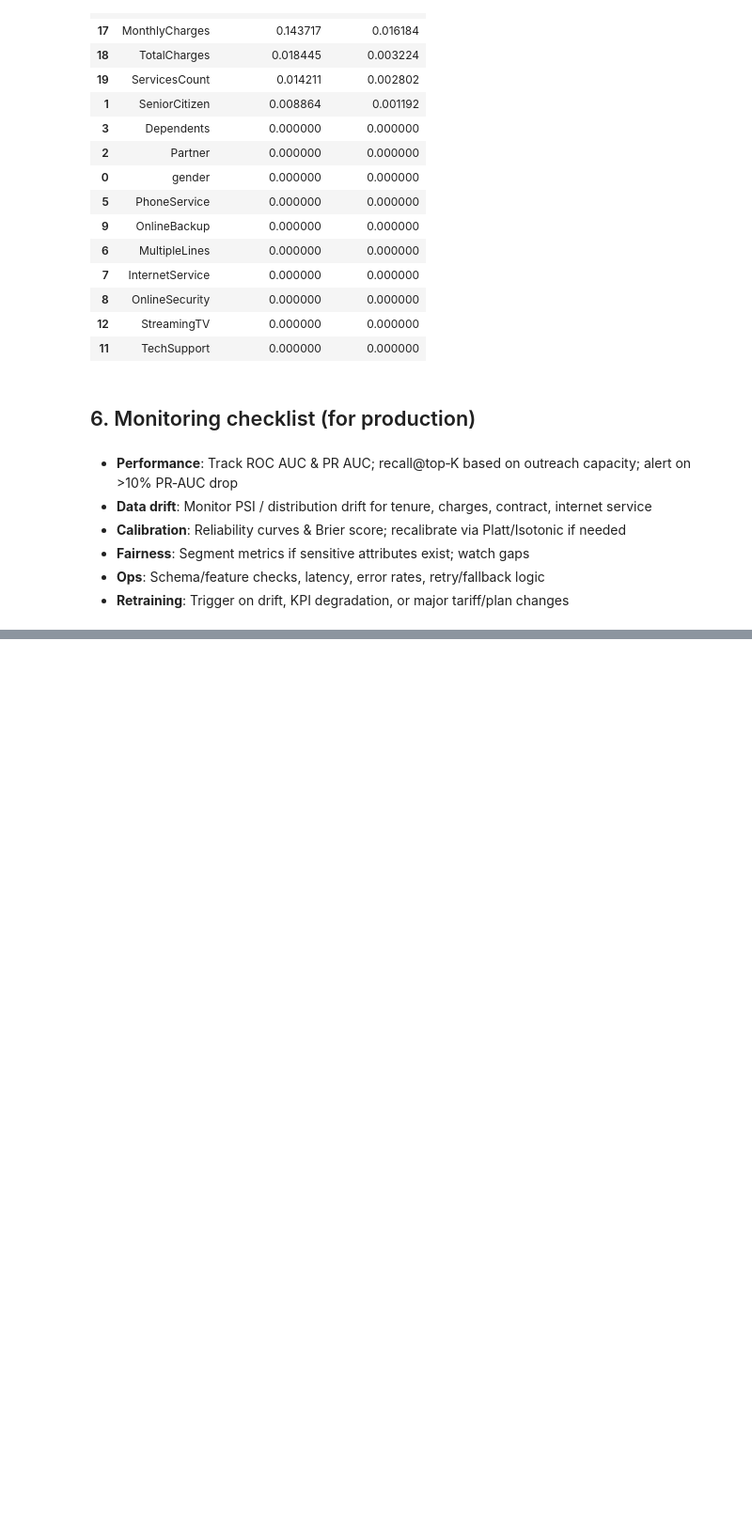
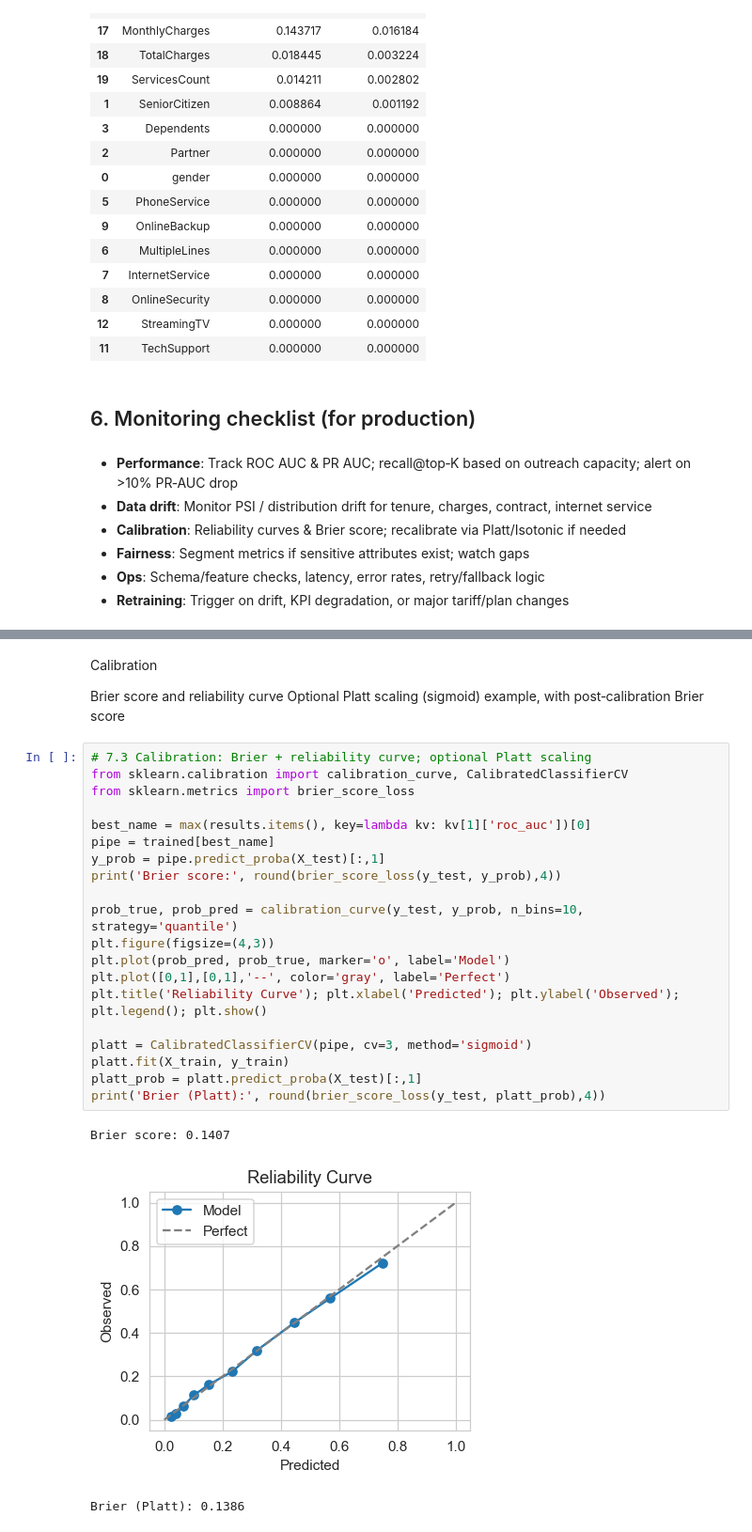
Before and after one commit to abhineet1992/churn_model, a Jupyter notebook: Telco_Churn_EDA_Models.ipynb, the cells around one changed output, grey strips where cells are left out. Shown at 94% size. Saved outputs shown, nothing was run; the diff lists cells and outputs as text; blank space fills up the shorter version.

```diff
--- a/Telco_Churn_EDA_Models.ipynb
+++ b/Telco_Churn_EDA_Models.ipynb
@@ -246,0 +314,29 @@ display(imp_df.head(15))
+# %% [markdown]
+Calibration
+
+Brier score and reliability curve
+Optional Platt scaling (sigmoid) example, with post‑calibration Brier score
+# %%
+# 7.3 Calibration: Brier + reliability curve; optional Platt scaling
+from sklearn.calibration import calibration_curve, CalibratedClassifierCV
+from sklearn.metrics import brier_score_loss
+
+best_name = max(results.items(), key=lambda kv: kv[1]['roc_auc'])[0]
+pipe = trained[best_name]
+y_prob = pipe.predict_proba(X_test)[:,1]
+print('Brier score:', round(brier_score_loss(y_test, y_prob),4))
+
+prob_true, prob_pred = calibration_curve(y_test, y_prob, n_bins=10, strategy='quantile')
+plt.figure(figsize=(4,3))
+plt.plot(prob_pred, prob_true, marker='o', label='Model')
+plt.plot([0,1],[0,1],'--', color='gray', label='Perfect')
+plt.title('Reliability Curve'); plt.xlabel('Predicted'); plt.ylabel('Observed'); plt.legend(); plt.show()
+
+platt = CalibratedClassifierCV(pipe, cv=3, method='sigmoid')
+platt.fit(X_train, y_train)
+platt_prob = platt.predict_proba(X_test)[:,1]
+print('Brier (Platt):', round(brier_score_loss(y_test, platt_prob),4))
+# %% [output]
+Brier score: 0.1407
+[figure, added]
+Brier (Platt): 0.1386
```
Also changed, not shown: parts of 9 cells of this notebook.
